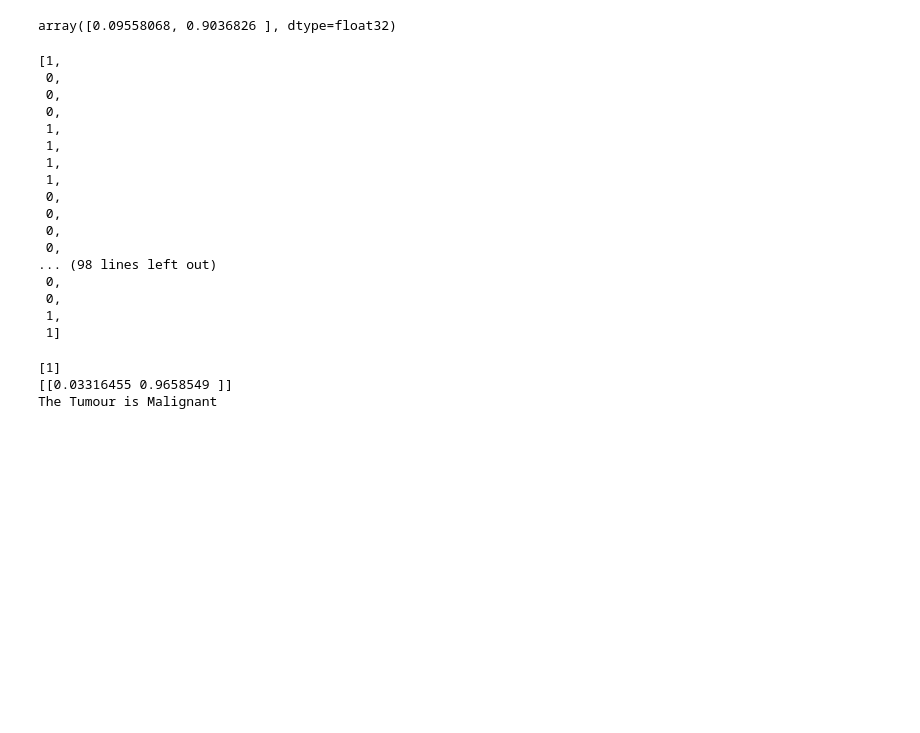
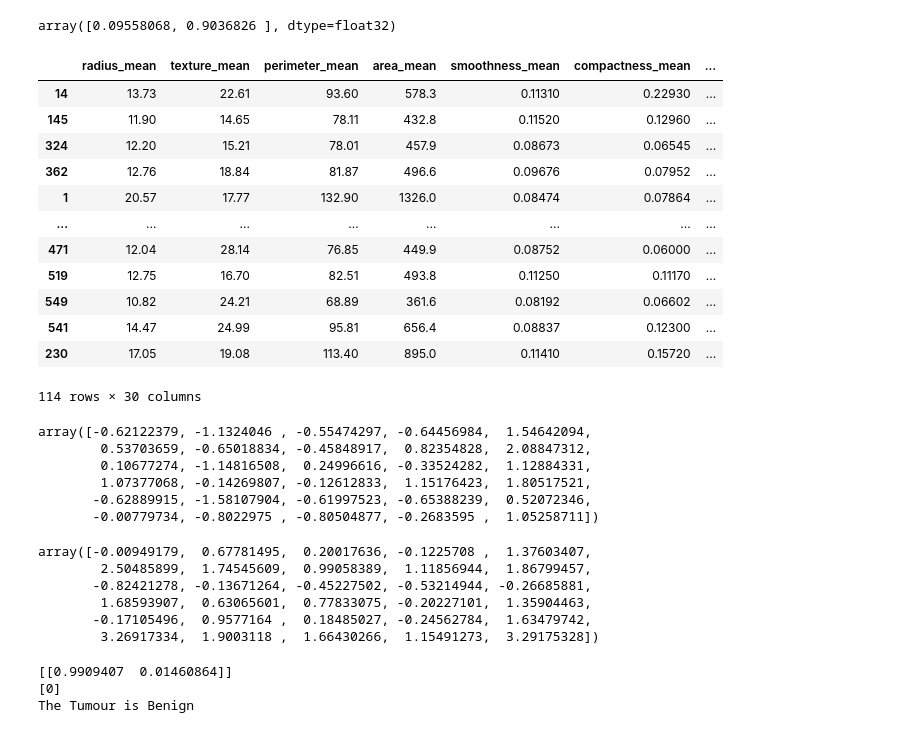
Before and after one commit to souvik0306/Breast-Cancer-Classification, a Jupyter notebook: cancer_nn.ipynb, the cells around one changed output. Cells and saved outputs as stored; diff of their text form; code cells hidden in the pictures; blank space fills up the shorter version.

```diff
--- a/cancer_nn.ipynb
+++ b/cancer_nn.ipynb
@@ -168,23 +184,3 @@ test_pred[0]
 array([0.09558068, 0.9036826 ], dtype=float32)
 # %%
 prediction_labels = [np.argmax(i) for i in test_pred]
-# %%
-prediction_labels
-# %% [output]
-[1,
- 0,
- 0,
- 0,
- 1,
- 1,
- 1,
- 1,
- 0,
- 0,
- 0,
- 0,
-... (98 lines left out)
- 0,
- 0,
- 1,
- 1]
@@ -191,20 +192,58 @@ prediction_labels
+# %%
+X_test
+# %% [output]
+|  | radius_mean | texture_mean | perimeter_mean | area_mean | smoothness_mean | compactness_mean | ... |
+| 14 | 13.73 | 22.61 | 93.60 | 578.3 | 0.11310 | 0.22930 | ... |
+| 145 | 11.90 | 14.65 | 78.11 | 432.8 | 0.11520 | 0.12960 | ... |
+| 324 | 12.20 | 15.21 | 78.01 | 457.9 | 0.08673 | 0.06545 | ... |
+| 362 | 12.76 | 18.84 | 81.87 | 496.6 | 0.09676 | 0.07952 | ... |
+| 1 | 20.57 | 17.77 | 132.90 | 1326.0 | 0.08474 | 0.07864 | ... |
+| ... | ... | ... | ... | ... | ... | ... | ... |
+| 471 | 12.04 | 28.14 | 76.85 | 449.9 | 0.08752 | 0.06000 | ... |
+| 519 | 12.75 | 16.70 | 82.51 | 493.8 | 0.11250 | 0.11170 | ... |
+| 549 | 10.82 | 24.21 | 68.89 | 361.6 | 0.08192 | 0.06602 | ... |
+| 541 | 14.47 | 24.99 | 95.81 | 656.4 | 0.08837 | 0.12300 | ... |
+| 230 | 17.05 | 19.08 | 113.40 | 895.0 | 0.11410 | 0.15720 | ... |
+114 rows × 30 columns
+# %%
+X_test_std[1]
+# %% [output]
+array([-0.62122379, -1.1324046 , -0.55474297, -0.64456984,  1.54642094,
+        0.53703659, -0.65018834, -0.45848917,  0.82354828,  2.08847312,
+        0.10677274, -1.14816508,  0.24996616, -0.33524282,  1.12884331,
+        1.07377068, -0.14269807, -0.12612833,  1.15176423,  1.80517521,
+       -0.62889915, -1.58107904, -0.61997523, -0.65388239,  0.52072346,
+       -0.00779734, -0.8022975 , -0.80504877, -0.2683595 ,  1.05258711])
+# %%
+X_test_std[0]
+# %% [output]
+array([-0.00949179,  0.67781495,  0.20017636, -0.1225708 ,  1.37603407,
+        2.50485899,  1.74545609,  0.99058389,  1.11856944,  1.86799457,
+       -0.82421278, -0.13671264, -0.45227502, -0.53214944, -0.26685881,
+        1.68593907,  0.63065601,  0.77833075, -0.20227101,  1.35904463,
+       -0.17105496,  0.9577164 ,  0.18485027, -0.24562784,  1.63479742,
+        3.26917334,  1.9003118 ,  1.66430266,  1.15491273,  3.29175328])
 # %%
-test_input = (12.05,14.63,78.04,449.3,0.1031,0.09092,0.06592,0.02749,0.1675,0.06043,0.2636,0.7294,1.848,19.87,0.005488,0.01427,0.02322,0.00566,0.01428,0.002422,13.76,20.7,89.88,582.6,0.1494,0.2156,0.305,0.06548,0.2747,0.08301)
+test_input = (-0.62122379, -1.1324046 , -0.55474297, -0.64456984,  1.54642094,
+        0.53703659, -0.65018834, -0.45848917,  0.82354828,  2.08847312,
+        0.10677274, -1.14816508,  0.24996616, -0.33524282,  1.12884331,
+        1.07377068, -0.14269807, -0.12612833,  1.15176423,  1.80517521,
+       -0.62889915, -1.58107904, -0.61997523, -0.65388239,  0.52072346,
+       -0.00779734, -0.8022975 , -0.80504877, -0.2683595 ,  1.05258711)
 test_input = np.asarray(test_input)
-test_input = test_input.reshape(1,-1)
-# test_input_std = scaler.fit_transform(test_input)
+test_input_new = test_input.reshape(1,-1)
 
-prediction = model.predict(test_input)
+prediction = model.predict(test_input_new)
+print(prediction)
+
 prediction_labels = [np.argmax(prediction)]
-
 print(prediction_labels)
-print(prediction)
 
 if prediction_labels[0] == 1:
     print("The Tumour is Malignant")
 else:
     print("The Tumour is Benign")
 # %% [output]
-[1]
-[[0.03316455 0.9658549 ]]
-The Tumour is Malignant
+[[0.9909407  0.01460864]]
+[0]
+The Tumour is Benign
```
Also changed, not shown: parts of 6 cells of this notebook.
